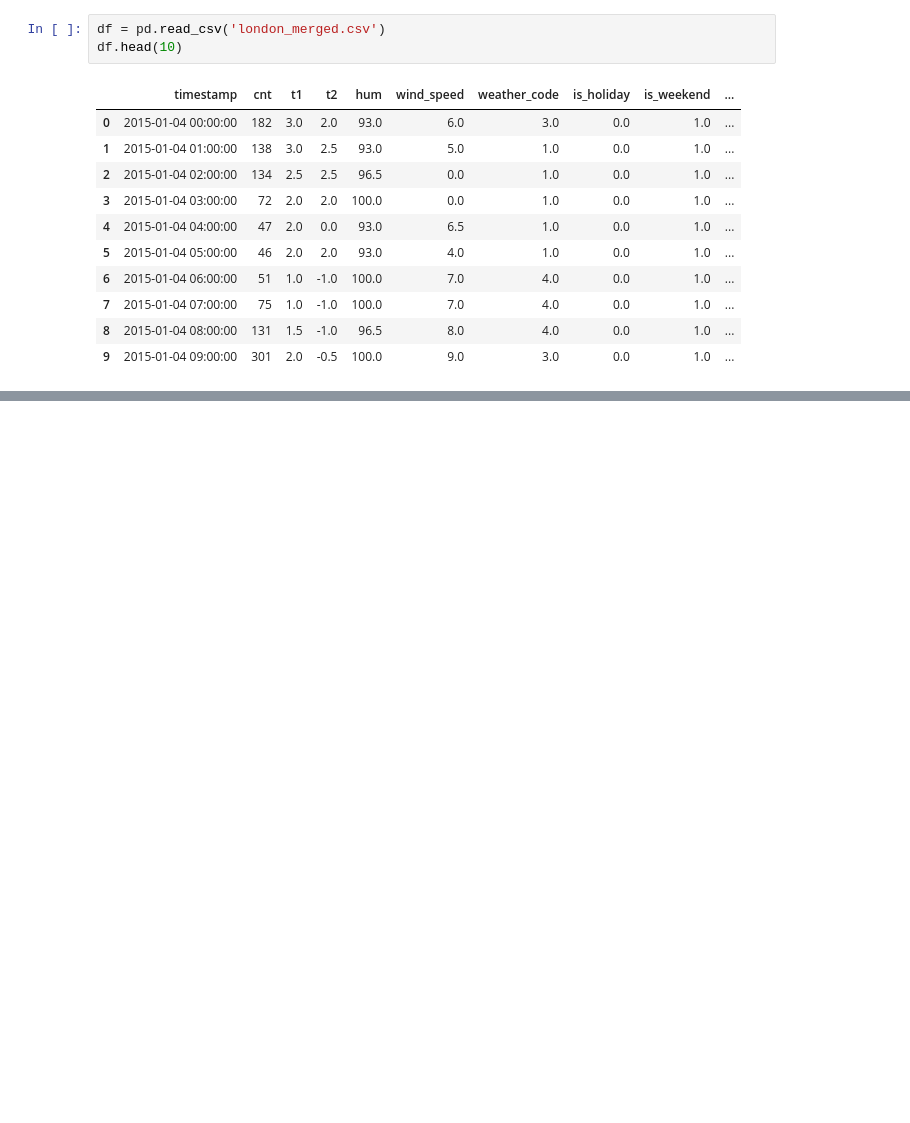
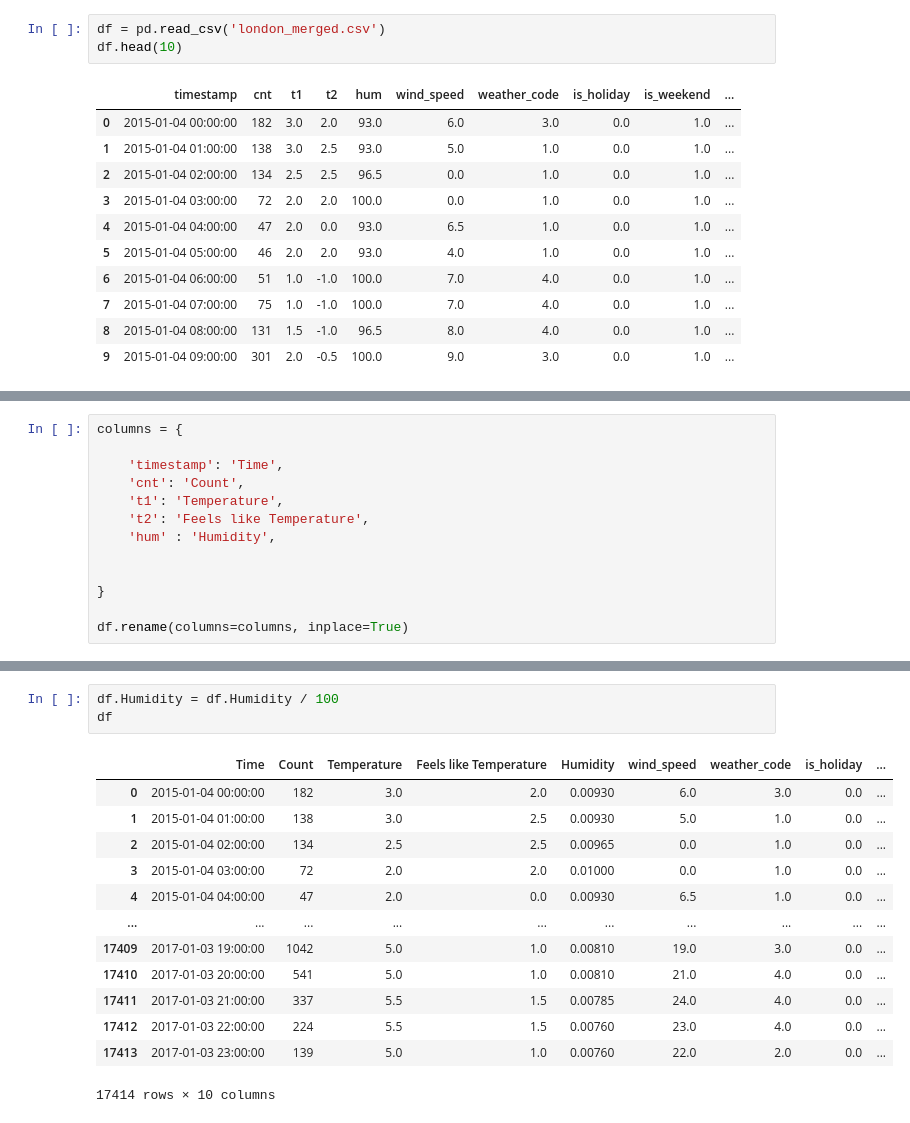
Before and after one commit to swaroop-2007/BikeRidesAnalytics, a Jupyter notebook: eda.ipynb, the cells around one changed output, grey strips where cells are left out. Saved outputs shown, nothing was run; the diff lists cells and outputs as text; blank space fills up the shorter version.

```diff
--- a/eda.ipynb
+++ b/eda.ipynb
@@ -32,0 +71,13 @@ df.head(10)
+# %%
+columns = {
+
+    'timestamp': 'Time',
+    'cnt': 'Count',
+    't1': 'Temperature',
+    't2': 'Feels like Temperature',
+    'hum' : 'Humidity',
+
+
+}
+
+df.rename(columns=columns, inplace=True)
@@ -32,0 +93,17 @@ df.head(10)
+# %%
+df.Humidity = df.Humidity / 100
+df
+# %% [output]
+|  | Time | Count | Temperature | Feels like Temperature | Humidity | wind_speed | weather_code | is_holiday | ... |
+| 0 | 2015-01-04 00:00:00 | 182 | 3.0 | 2.0 | 0.00930 | 6.0 | 3.0 | 0.0 | ... |
+| 1 | 2015-01-04 01:00:00 | 138 | 3.0 | 2.5 | 0.00930 | 5.0 | 1.0 | 0.0 | ... |
+| 2 | 2015-01-04 02:00:00 | 134 | 2.5 | 2.5 | 0.00965 | 0.0 | 1.0 | 0.0 | ... |
+| 3 | 2015-01-04 03:00:00 | 72 | 2.0 | 2.0 | 0.01000 | 0.0 | 1.0 | 0.0 | ... |
+| 4 | 2015-01-04 04:00:00 | 47 | 2.0 | 0.0 | 0.00930 | 6.5 | 1.0 | 0.0 | ... |
+| ... | ... | ... | ... | ... | ... | ... | ... | ... | ... |
+| 17409 | 2017-01-03 19:00:00 | 1042 | 5.0 | 1.0 | 0.00810 | 19.0 | 3.0 | 0.0 | ... |
+| 17410 | 2017-01-03 20:00:00 | 541 | 5.0 | 1.0 | 0.00810 | 21.0 | 4.0 | 0.0 | ... |
+| 17411 | 2017-01-03 21:00:00 | 337 | 5.5 | 1.5 | 0.00785 | 24.0 | 4.0 | 0.0 | ... |
+| 17412 | 2017-01-03 22:00:00 | 224 | 5.5 | 1.5 | 0.00760 | 23.0 | 4.0 | 0.0 | ... |
+| 17413 | 2017-01-03 23:00:00 | 139 | 5.0 | 1.0 | 0.00760 | 22.0 | 2.0 | 0.0 | ... |
+17414 rows × 10 columns
```
Also changed, not shown: parts of 10 cells of this notebook, 1 other file.
